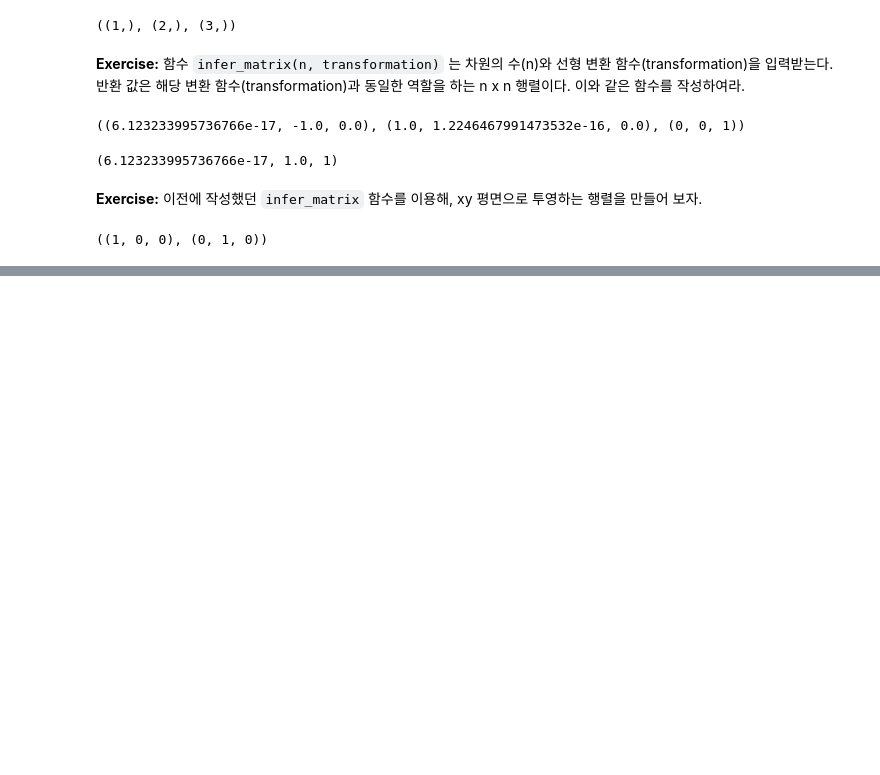
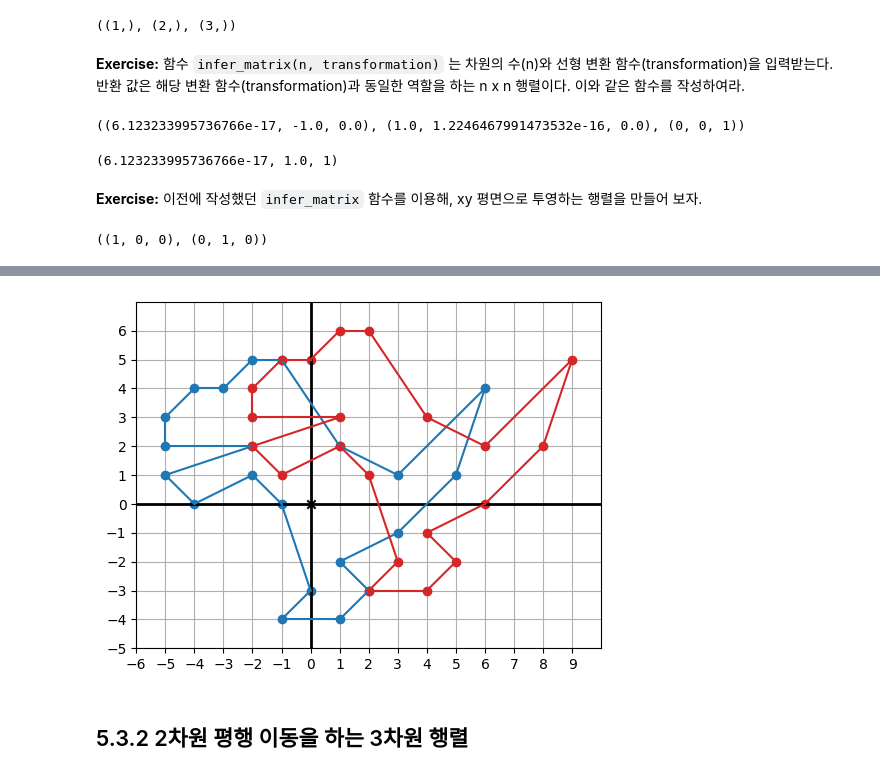
Before and after one commit to lusina0304/Algorithm2024_fall, a Jupyter notebook: 2025_spring/ch5/ch05_1.ipynb, the cells around one changed output, grey strips where cells are left out. Cells and saved outputs as stored; diff of their text form; code cells hidden in the pictures; blank space fills up the shorter version.

```diff
--- a/2025_spring/ch5/ch05_1.ipynb
+++ b/2025_spring/ch5/ch05_1.ipynb
@@ -154,0 +203,13 @@ def project_xy(v):
+# %%
+translated_2d = [(x,y) for (x,y,z) in translated]
+# %%
+draw(
+    Points(*dino_vectors,color='C0'),
+    Polygon(*dino_vectors,color='C0'),
+    Points(*translated_2d, color='C3'),
+    Polygon(*translated_2d, color='C3')
+)
+# %% [output]
+[figure, added]
+# %% [markdown]
+## 5.3.2 2차원 평행 이동을 하는 3차원 행렬
```
Also changed, not shown: parts of 20 cells of this notebook.
